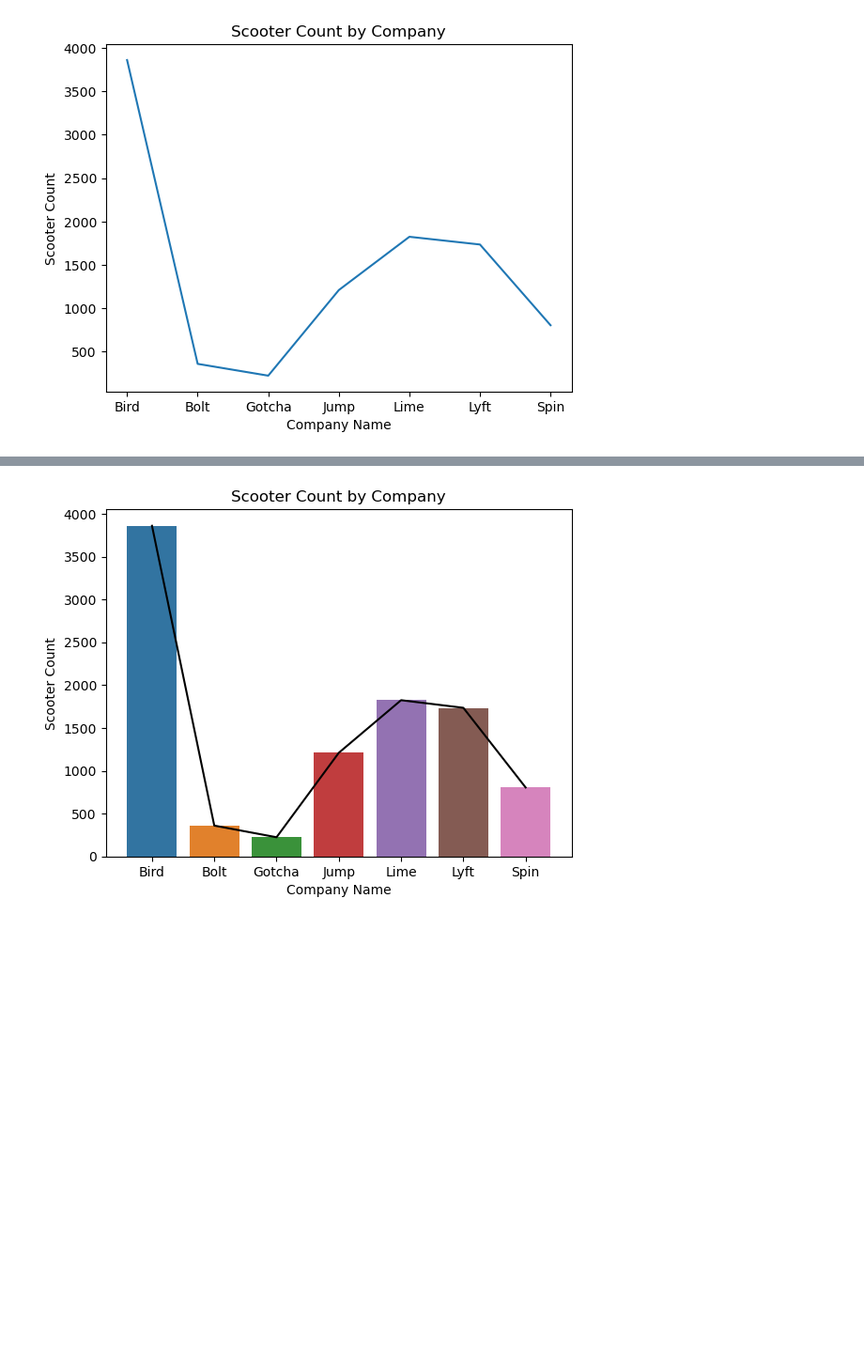
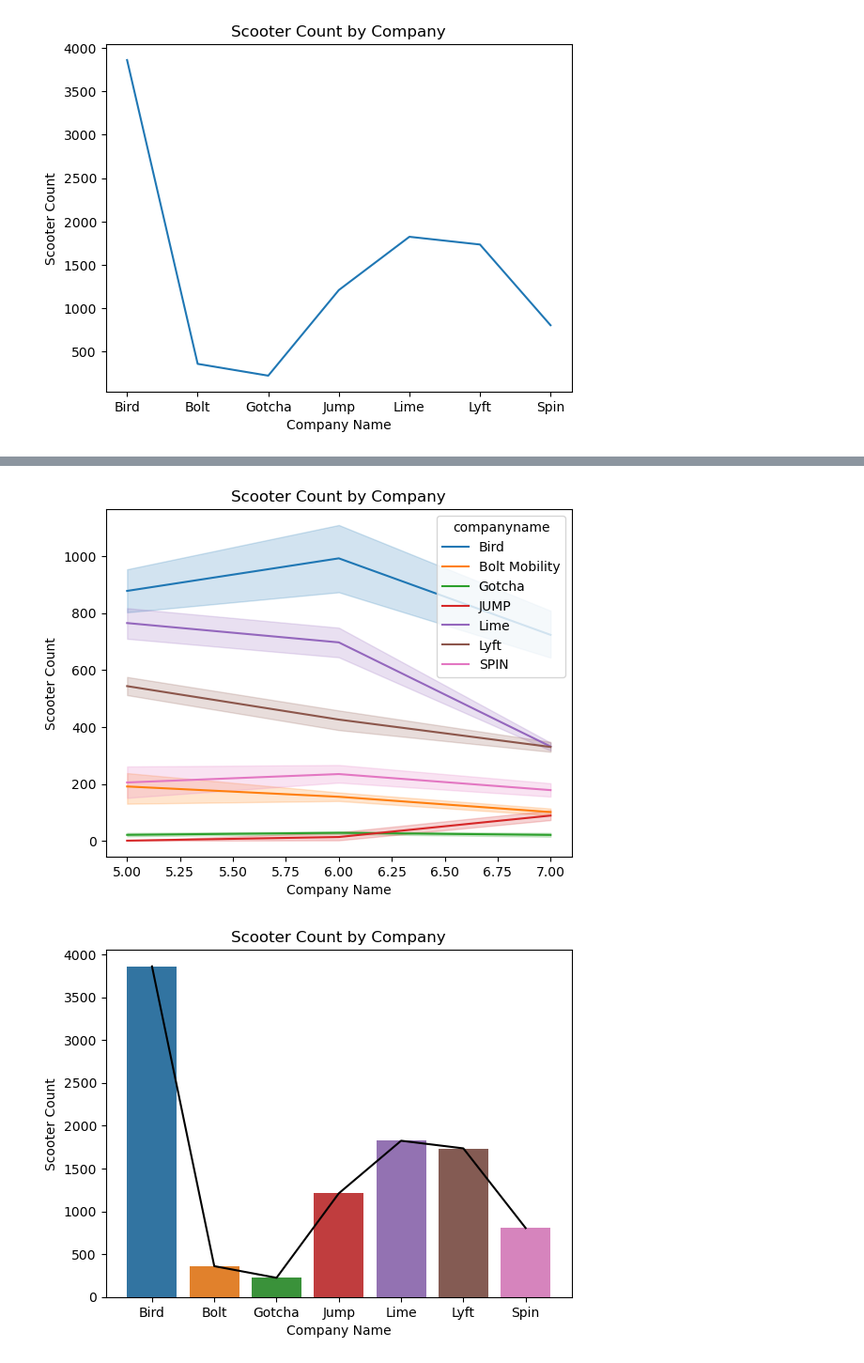
Before and after one commit to NSS-Data-Analytics-Cohort-10/scooters-group-1, a Jupyter notebook: Notebooks/Scooter.ipynb, the cells around one changed output, grey strips where cells are left out. Shown at 94% size. Saved outputs shown, nothing was run; the diff lists cells and outputs as text; code cells hidden in the pictures; blank space fills up the shorter version.

```diff
--- a/Notebooks/Scooter.ipynb
+++ b/Notebooks/Scooter.ipynb
@@ -189,3 +189,13 @@ plt.title('Scooter Count by Company')
 plt.show()
 # %% [output]
 [figure]
+# %%
+query = '''
+SELECT companyname, startdate, COUNT(DISTINCT sumdid) as scooter_count
+FROM trips
+GROUP BY companyname, startdate
+ORDER BY companyname, startdate
+'''
+people=pd.read_sql(query, con=engine)
+# %%
+people['startdate'] = pd.to_datetime(people['startdate'])
@@ -191,0 +232,2 @@ plt.show()
+# %%
+people['month']=people['startdate'].dt.month
@@ -192,3 +250,13 @@ plt.show()
+# %%
+import seaborn as sns
+import matplotlib.pyplot as plt
+sns.lineplot(data=people, x='month', y='scooter_count', hue='companyname')
+plt.xlabel('Company Name')
+plt.ylabel('Scooter Count')
+plt.title('Scooter Count by Company')
+plt.show()
+# %% [output]
+[figure, added]
 # %%
 #Did the number for each company change over time?
 import seaborn as sns
```
Also changed, not shown: parts of 4 cells of this notebook.
